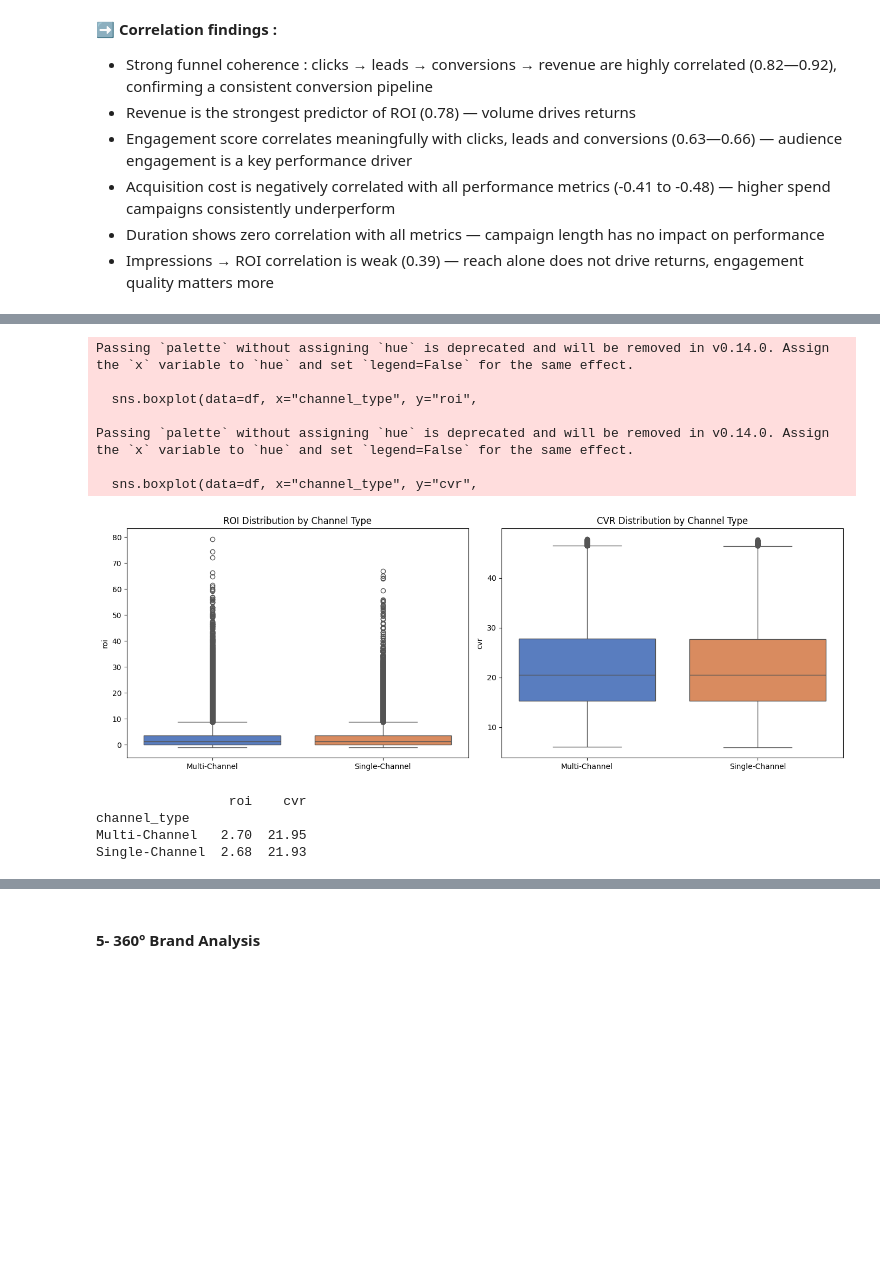
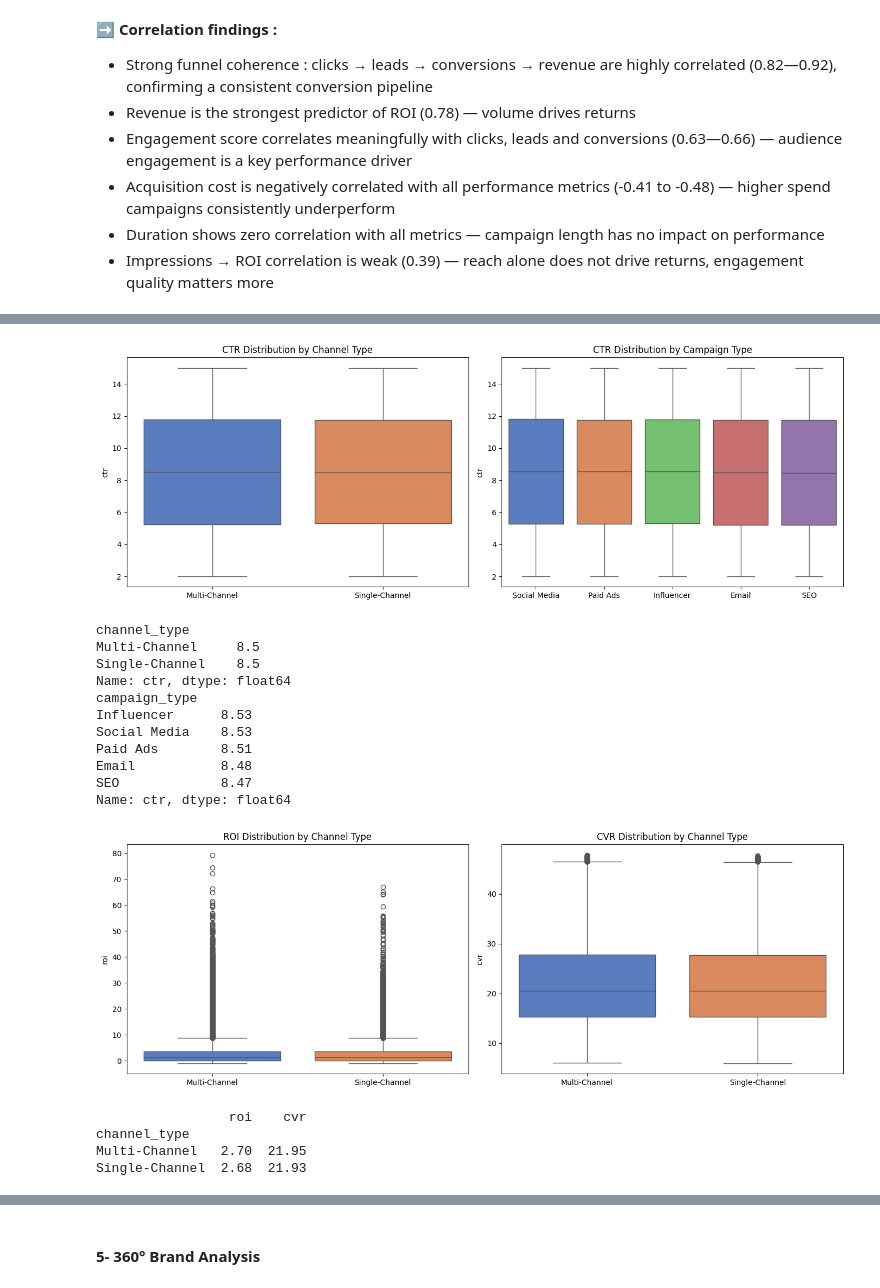
Before and after one commit to salimatter/marketing-campaign-audit, a Jupyter notebook: multi_brand_marketing_campaign.ipynb, the cells around one changed output, grey strips where cells are left out. Cells and saved outputs as stored; diff of their text form; code cells hidden in the pictures; blank space fills up the shorter version.

```diff
--- a/multi_brand_marketing_campaign.ipynb
+++ b/multi_brand_marketing_campaign.ipynb
@@ -595,14 +681,50 @@ Name: cvr, dtype: float64
+# %%
+# CTR by channel_type
+# Measures reach efficiency
+
+fig, axes = plt.subplots(1, 2, figsize=(14, 5))
+
+sns.boxplot(data=df, x="channel_type", y="ctr",
+            hue="channel_type", palette="muted",
+            legend=False, ax=axes[0])
+axes[0].set_title("CTR Distribution by Channel Type")
+axes[0].set_xlabel("")
+
+sns.boxplot(data=df, x="campaign_type", y="ctr",
+            hue="campaign_type", palette="muted",
+            legend=False, ax=axes[1])
+axes[1].set_title("CTR Distribution by Campaign Type")
+axes[1].set_xlabel("")
+
+plt.tight_layout()
+plt.show()
+
+print(df.groupby("channel_type")["ctr"].mean().round(2))
+print(df.groupby("campaign_type")["ctr"].mean().round(2).sort_values(ascending=False))
+# %% [output]
+[figure, added]
+channel_type
+Multi-Channel     8.5
+Single-Channel    8.5
+Name: ctr, dtype: float64
+campaign_type
+Influencer      8.53
+Social Media    8.53
+Paid Ads        8.51
+Email           8.48
+SEO             8.47
+Name: ctr, dtype: float64
 # %%
 # ROI comparison between single and multi-channel campaigns
 fig, axes = plt.subplots(1, 2, figsize=(14, 5))
 
 sns.boxplot(data=df, x="channel_type", y="roi",
-            palette="muted", ax=axes[0])
+            hue="channel_type", palette="muted", legend=False, ax=axes[0])
 axes[0].set_title("ROI Distribution by Channel Type")
 axes[0].set_xlabel("")
 
 sns.boxplot(data=df, x="channel_type", y="cvr",
-            palette="muted", ax=axes[1])
+            hue="channel_type", palette="muted", legend=False, ax=axes[1])
 axes[1].set_title("CVR Distribution by Channel Type")
 axes[1].set_xlabel("")
 
@@ -611,15 +733,8 @@ plt.show()
 
 print(df.groupby("channel_type")[["roi", "cvr"]].mean().round(2))
 # %% [output]
+[figure]
-Passing `palette` without assigning `hue` is deprecated and will be removed in v0.14.0. Assign the `x` variable to `hue` and set `legend=False` for the same effect.
-
-  sns.boxplot(data=df, x="channel_type", y="roi",
-
-Passing `palette` without assigning `hue` is deprecated and will be removed in v0.14.0. Assign the `x` variable to `hue` and set `legend=False` for the same effect.
-
-  sns.boxplot(data=df, x="channel_type", y="cvr",
+                 roi    cvr
+channel_type
+Multi-Channel   2.70  21.95
+Single-Channel  2.68  21.93
-[figure]
-                 roi    cvr
-channel_type
-Multi-Channel   2.70  21.95
-Single-Channel  2.68  21.93
```
Also changed, not shown: parts of 22 cells of this notebook.
